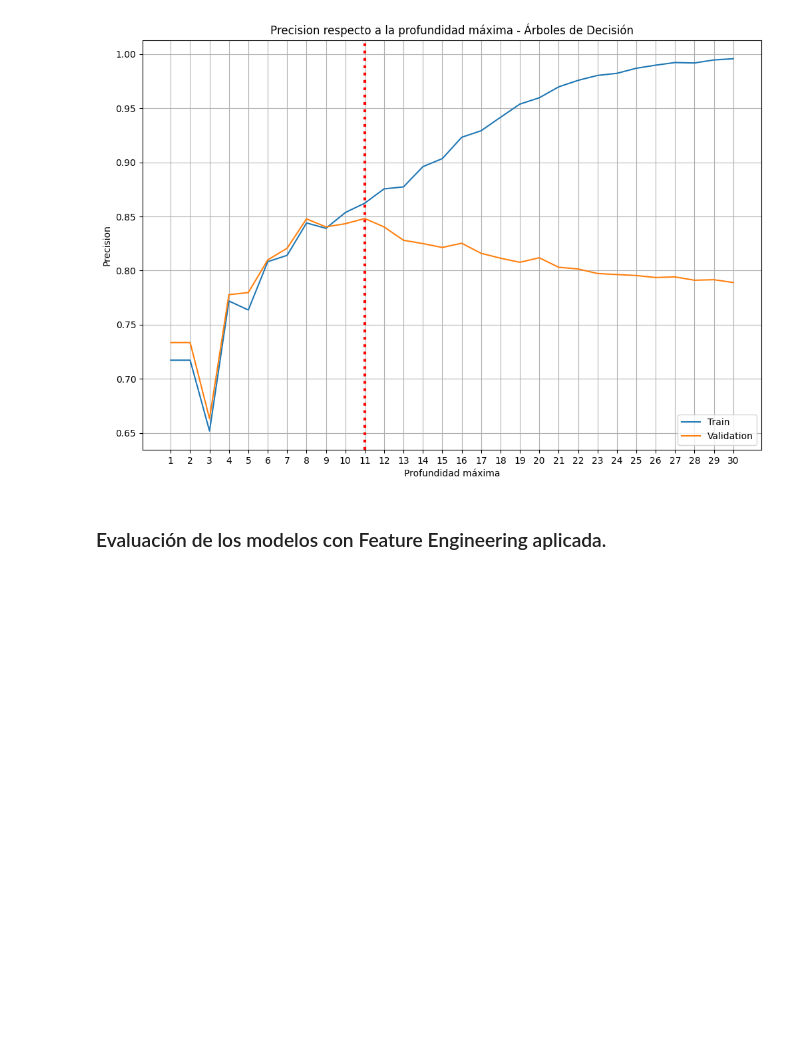
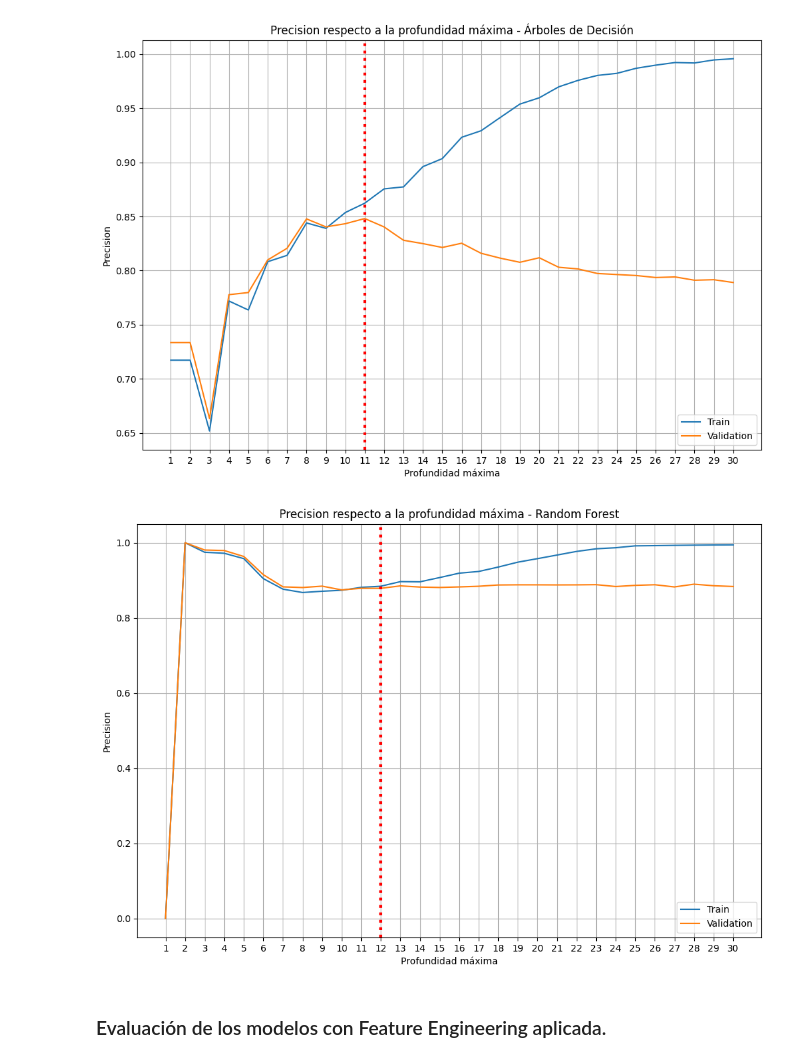
Before and after one commit to nachopalmieri/TP_ML_Aiasa_Fassanelli_Palmieri, a Jupyter notebook: tp2_experimentation.ipynb, the cells around one changed output. Drawn from its saved outputs; the diff is of its cells as text; code cells hidden in the pictures; blank space fills up the shorter version.

```diff
--- a/tp2_experimentation.ipynb
+++ b/tp2_experimentation.ipynb
@@ -709,6 +711,34 @@ plt.grid()
 plt.show()
 # %% [output]
 [figure]
+# %%
+train_acc = []
+validation_acc = []
+for i in range(1,31):
+    tree_model = RandomForestClassifier(max_depth=i, random_state=7)
+    dt_model = Pipeline([
+        ('mapper', mapper),
+        ('classifier', tree_model),
+    ])
+    dt_model.fit(train, train.booking_status)
+
+    final_metrics = overfitting_test(dt_model)
+    train_acc.append(final_metrics['Precision'][0])
+    validation_acc.append(final_metrics['Precision'][1])
+
+plt.figure(figsize=(12,8))
+plt.plot(train_acc, label='Train')
+plt.plot(validation_acc, label='Validation')
+plt.axvline(x=11, linewidth=3, color='red', linestyle=':')
+plt.title('Precision respecto a la profundidad máxima - Random Forest')
+plt.ylabel('Precision')
+plt.xlabel('Profundidad máxima')
+plt.xticks(np.arange(len(train_acc)), np.arange(1, len(train_acc)+1))
+plt.legend(loc='lower right')
+plt.grid()
+plt.show()
+# %% [output]
+[figure, added]
 # %% [markdown]
 ### Evaluación de los modelos con Feature Engineering aplicada.
 # %% [markdown]
```
Also changed, not shown: parts of 32 cells of this notebook.
